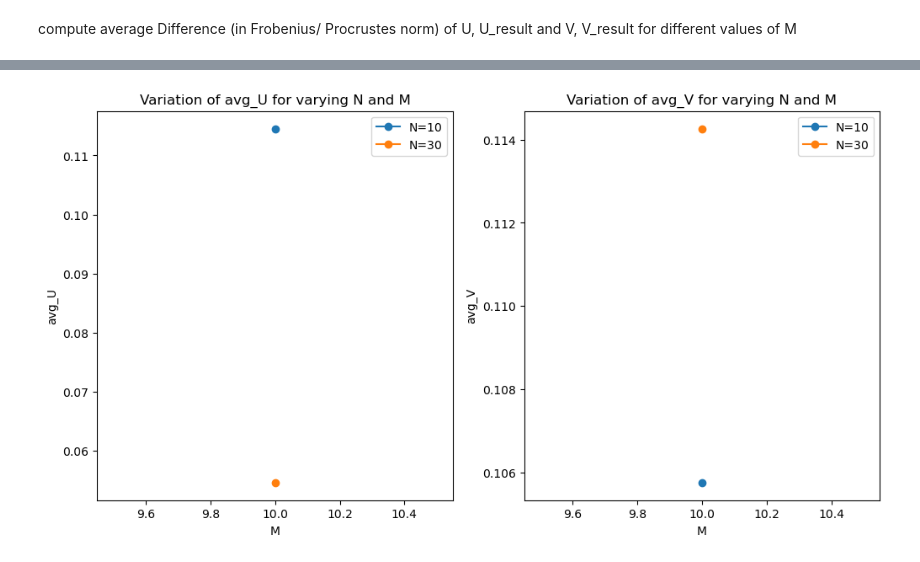
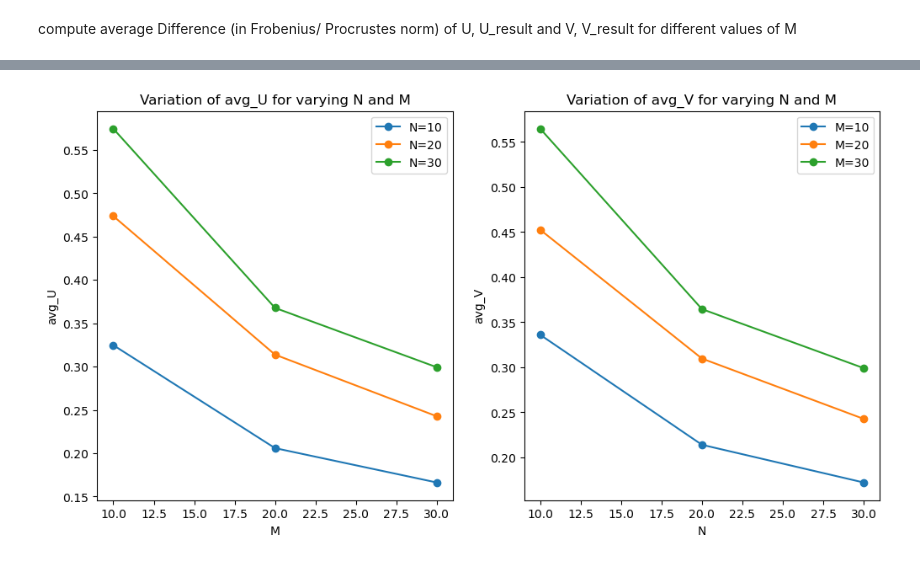
Before and after one commit to EmnaMaghrebi/RecSys, a Jupyter notebook: optimization.ipynb, the cells around one changed output, grey strips where cells are left out. Drawn from its saved outputs; the diff is of its cells as text; code cells hidden in the pictures.

```diff
--- a/optimization.ipynb
+++ b/optimization.ipynb
@@ -17,11 +17,8 @@ sigma_v = 1.0
 sigma = 0.2#[0, 0.2, 0.4, 0.6, 0.8, 1]
 
 D = 2 #dimension
-N = 10 #nbr of users = 10
-M = 10 #nbr of movies : M=5*alpha M = 10, 30, 100, 300, 1000
-alpha = 1
-alpha_vals = [1, 3, 10, 30]#, 30] #[1,5,10,50,100]
-k_best = 10 #
+N_vals = [10, 20, 30]
+M_vals = [10, 20, 30]
 nb_iter = 100 #1000
 # %% [markdown]
 optimize the objective function by minimizing it w.r.t U and V respectively
@@ -55,22 +51,22 @@ def optimization_fn(alpha,N_val):
 # %% [markdown]
 compute average Difference (in Frobenius/ Procrustes norm) of U, U_result and V, V_result for different values of M
 # %%
-def norm_results(alpha,N_val):
-        avg_U = 0
-        avg_V = 0
-        for i in range(nb_iter):
-            diff_U, diff_V = optimization_fn(alpha,N_val)
-            avg_U += diff_U
-            avg_V += diff_V
-        avg_U = avg_U/nb_iter
-        avg_V = avg_V/nb_iter
-        return avg_U, avg_V
+def norm_results(M,N):
+    avg_U = 0
+    avg_V = 0
+    for i in range(nb_iter):
+        diff_U, diff_V = optimization_fn(M,N)
+        avg_U += diff_U
+        avg_V += diff_V
+    avg_U = avg_U/nb_iter
+    avg_V = avg_V/nb_iter
+    return avg_U, avg_V
 # %%
-N_vals = [10, 30, 60, 100]#, 300, 1000]
 data = []
 for i in range(len(N_vals)):
-    for j in range(len(alpha_vals)):
-        avg_U, avg_V = norm_results(alpha_vals[j],N_vals[i])
-        row= [N_vals[j], M*alpha_vals[i], avg_U, avg_V]
+    for j in range(len(M_vals)):
+        print(i,j)
+        avg_U, avg_V = norm_results(M_vals[j], N_vals[i])
+        row= [N_vals[i], M_vals[j], avg_U, avg_V]
         data.append(row)
 # %% [output]
@@ -78,26 +82,28 @@ KeyboardInterrupt:
 # %%
 df = pd.DataFrame(data, columns = ['N', 'M', 'avg_U', 'avg_V'])
 #df.to_csv('results_optimization.csv')
 
 fig, (ax1, ax2) = plt.subplots(1, 2, figsize=(12, 6))
 # plot as a function of M for avg_U and as a function of N fro avg_V
 for n in df['N'].unique():
     df_m = df[df['N'] == n]
     ax1.plot(df_m['M'], df_m['avg_U'], marker='o', label=f'N={n}')
-    ax2.plot(df_m['M'], df_m['avg_V'], marker='o', label=f'N={n}')
+for m in df['M'].unique():
+    df_n = df[df['M'] == m]
+    ax2.plot(df_n['N'], df_n['avg_V'], marker='o', label=f'M={m}')
 
 ax1.set_xlabel('M')
 ax1.set_ylabel('avg_U')
 ax1.set_title('Variation of avg_U for varying N and M')
 ax1.legend()
 
-ax2.set_xlabel('M')
+ax2.set_xlabel('N')
 ax2.set_ylabel('avg_V')
 ax2.set_title('Variation of avg_V for varying N and M')
 ax2.legend()
 
 plt.show()
 # %% [output]
-[figure, old version]
+[figure, new version]
 # %%
 fig.savefig('avg_U_V.png')
```
Also changed, not shown: parts of 2 cells of this notebook, 3 other files.
